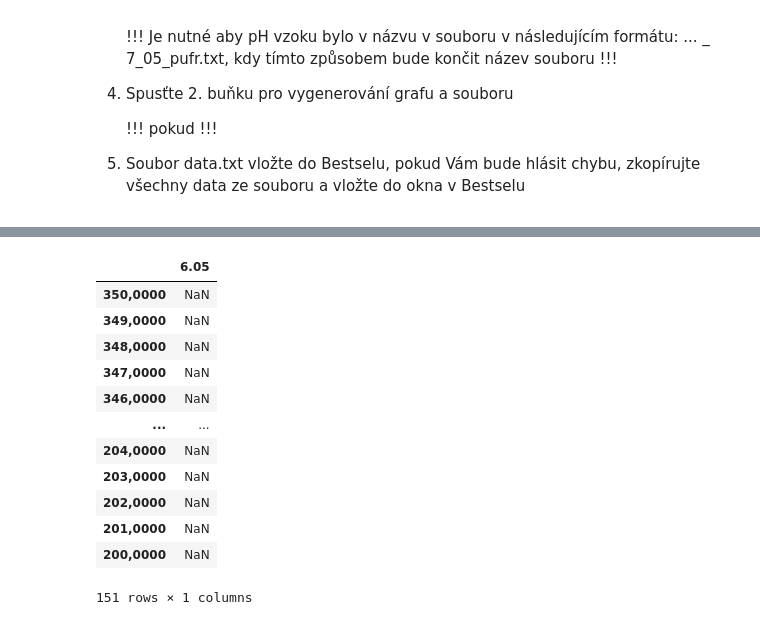
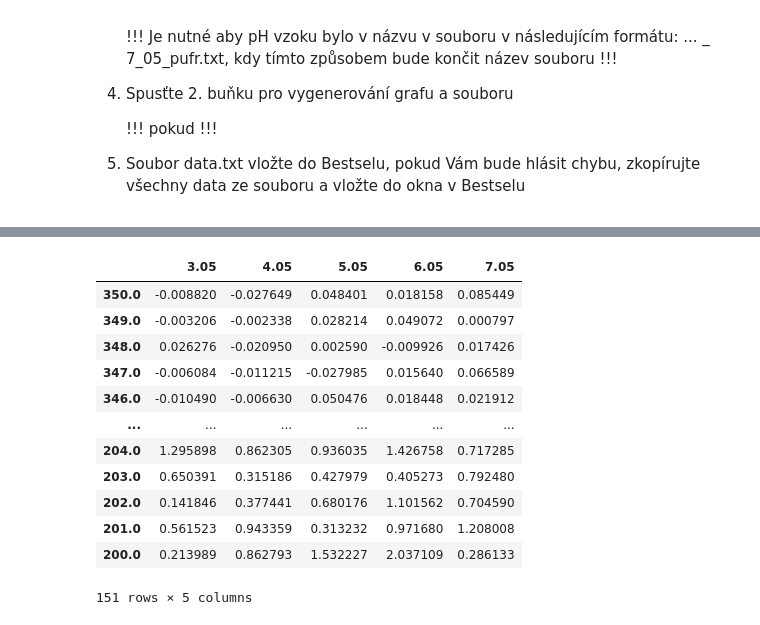
Before and after one commit to Xixaus/Nastroje, a Jupyter notebook: CD_extrakce+vyhlazení.ipynb, the cells around one changed output, grey strips where cells are left out. Cells and saved outputs as stored; diff of their text form; code cells hidden in the pictures.

```diff
--- a/CD_extrakce+vyhlazení.ipynb
+++ b/CD_extrakce+vyhlazení.ipynb
@@ -50,7 +50,6 @@ def extract_data(folder_path, file_version = "old"):
         if filename.endswith(".txt"): #podmínka pro extrakci pouze z .txt souborů
             number = (filename.split("_")[-3].split(".")[0]) + "." + filename.split("_")[-2].split(".")[0] #pojmenování spektra, konkrétně pH, které je na konci ve formátu ..._7_05_pufr.txt
 
-
             if file_version == "old":
                 axis = pd.read_csv(f"{folder_path}/{filename}", delimiter='\t', usecols=[0], skiprows=19, header=None) #extrakce vlnových délek
                 axis = axis.values.flatten()
@@ -61,7 +60,6 @@ def extract_data(folder_path, file_version = "old"):
 
             else:
                 axis = pd.read_csv(f"{folder_path}/{filename}", delimiter='\t', usecols=[0], skiprows=20, header=None) #extrakce vlnových délek
-
                 end = axis[axis == "##### Extended Information"].dropna(how='all').index.item()
                 axis = axis.iloc[:end,].values.flatten()
 
@@ -73,50 +71,52 @@ def extract_data(folder_path, file_version = "old"):
             df = pd.concat([df, data], axis=1) #spojení dataframe se spectrem
 
     df = df.sort_index(axis=1) #seřazení sepekter podle názvu (number)
+    df = df.applymap(lambda x: float(x.replace(',', '.')))
+    df.index = df.index.to_series().apply(lambda x: float(x.replace(',', '.')))
     return(df)
 
 samples = extract_data("/content/samples", file_version) #extrakce naměřených spekter
 blanks = extract_data("/content/blanks", file_version) #extrakce blanků
 
 
 spectra = samples - blanks
 spectra_SG = samples - blanks #odečtení blanků od spekter
 
 spectra = spectra.astype("float16")
 spectra_SG = spectra_SG.astype("float16")
 
 for column in spectra_SG.columns:
     spectra_SG[column] = savgol_filter(spectra_SG[column], window_length=7, polyorder=2, deriv=0) #vyhlazení pomocí savitzkého-golayových filtrů
 
 fig1 = go.Figure() #vykreslení grafu
 
 for column in spectra.columns:
     fig1.add_trace(go.Scatter(y=spectra[column], x=spectra.index, mode='lines', name=str(column)))
 
 fig1.update_layout(title="Spektra")
 fig1.show()
 
 fig2 = go.Figure() #vykreslení grafu
 display(spectra)
 
 
 spectra.to_csv('spectra.txt', sep='\t') #uložení spekter do .txt souboru
 spectra_SG.to_csv('spectra_vyhlazena.txt', sep='\t') #uložení spekter do .txt souboru
 # %% [output]
 [interactive output not drawn]
-|  | 6.05 |
-| 350,0000 | NaN |
-| 349,0000 | NaN |
-| 348,0000 | NaN |
-| 347,0000 | NaN |
-| 346,0000 | NaN |
-| ... | ... |
-| 204,0000 | NaN |
-| 203,0000 | NaN |
-| 202,0000 | NaN |
-| 201,0000 | NaN |
-| 200,0000 | NaN |
+|  | 3.05 | 4.05 | 5.05 | 6.05 | 7.05 |
+| 350.0 | -0.008820 | -0.027649 | 0.048401 | 0.018158 | 0.085449 |
+| 349.0 | -0.003206 | -0.002338 | 0.028214 | 0.049072 | 0.000797 |
+| 348.0 | 0.026276 | -0.020950 | 0.002590 | -0.009926 | 0.017426 |
+| 347.0 | -0.006084 | -0.011215 | -0.027985 | 0.015640 | 0.066589 |
+| 346.0 | -0.010490 | -0.006630 | 0.050476 | 0.018448 | 0.021912 |
+| ... | ... | ... | ... | ... | ... |
+| 204.0 | 1.295898 | 0.862305 | 0.936035 | 1.426758 | 0.717285 |
+| 203.0 | 0.650391 | 0.315186 | 0.427979 | 0.405273 | 0.792480 |
+| 202.0 | 0.141846 | 0.377441 | 0.680176 | 1.101562 | 0.704590 |
+| 201.0 | 0.561523 | 0.943359 | 0.313232 | 0.971680 | 1.208008 |
+| 200.0 | 0.213989 | 0.862793 | 1.532227 | 2.037109 | 0.286133 |
-151 rows × 1 columns
+151 rows × 5 columns
 # %%
 for column in spectra.columns:
     fig2.add_trace(go.Scatter(y=spectra_SG[column], x=spectra_SG.index, mode='lines', name=str(column)))
```
Also changed, not shown: parts of 1 cell of this notebook.
